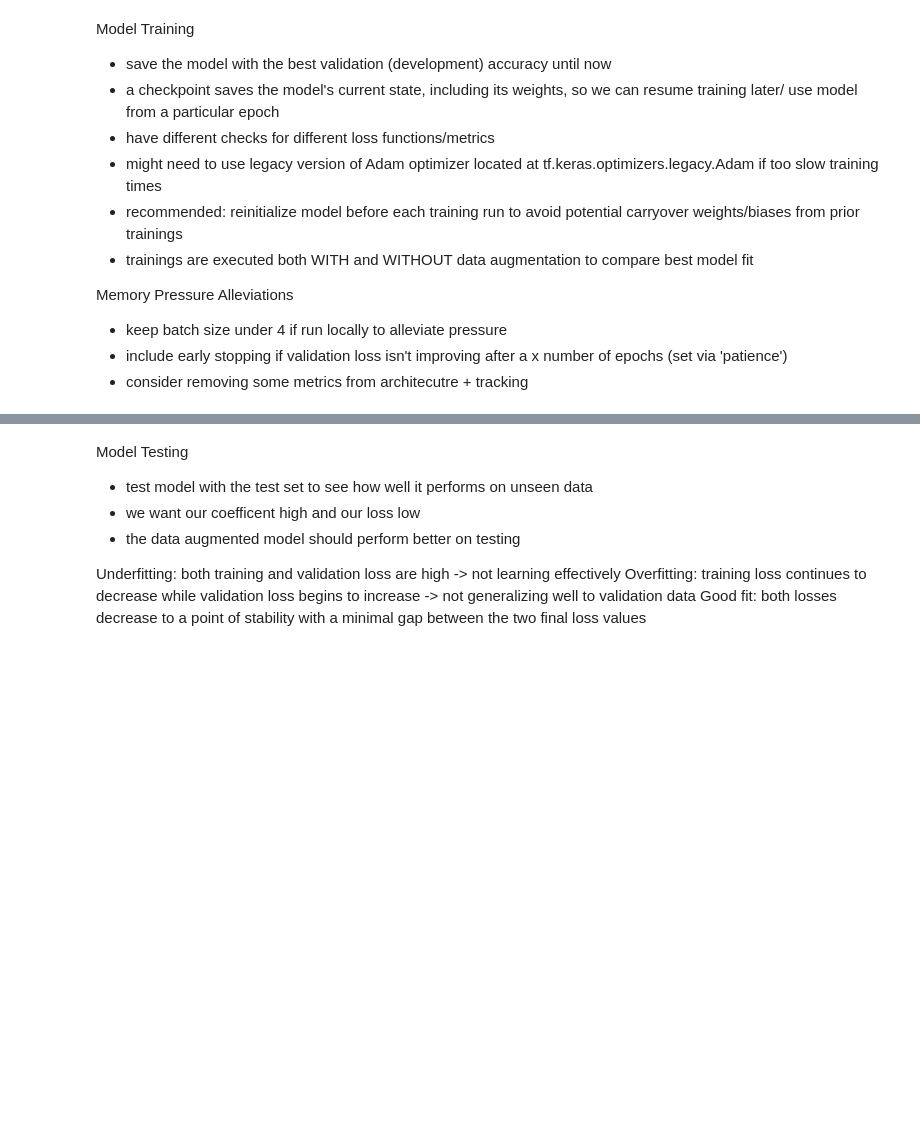
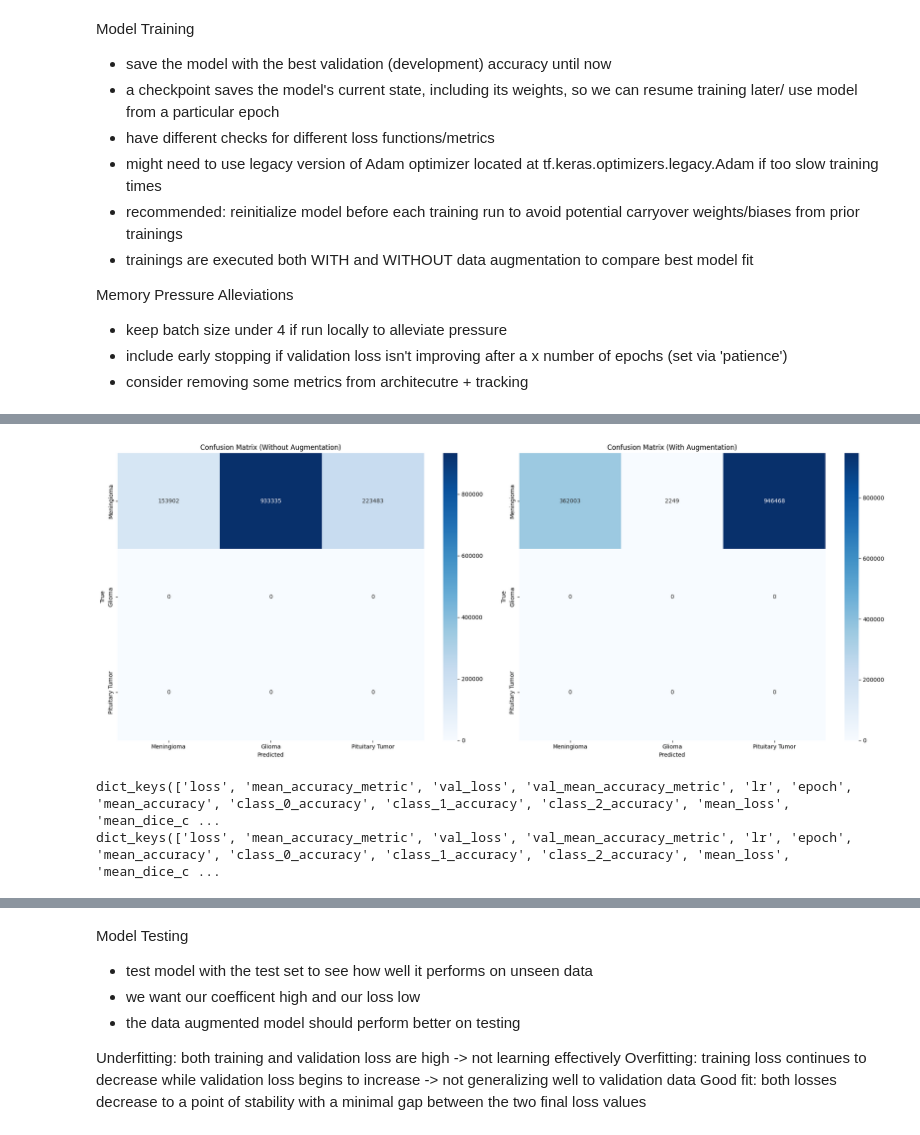
Before and after one commit to eliznemeti/Brain-Tumor-Segmentation, a Jupyter notebook: model_notebooks/UNET_latest_vers.ipynb, the cells around one changed output, grey strips where cells are left out. Saved outputs shown, nothing was run; the diff lists cells and outputs as text; code cells hidden in the pictures; blank space fills up the shorter version.

```diff
--- a/model_notebooks/UNET_latest_vers.ipynb
+++ b/model_notebooks/UNET_latest_vers.ipynb
@@ -808,0 +1279,38 @@ plt.show()
+# %%
+# get predictions for CM
+def get_predictions(model, images):
+    preds = model.predict(images)
+    preds_classes = np.argmax(preds, axis=-1)
+    return preds_classes
+
+def get_true_classes(masks):
+    return np.argmax(masks, axis=-1)
+
+def plot_confusion_matrices(true_classes, pred_classes_no_aug, pred_classes_aug, class_names):
+    cm_no_aug = confusion_matrix(true_classes.flatten(), pred_classes_no_aug.flatten())
+    cm_aug = confusion_matrix(true_classes.flatten(), pred_classes_aug.flatten())
+
+    fig, axes = plt.subplots(1, 2, figsize=(20, 8))
+
+    sns.heatmap(cm_no_aug, annot=True, fmt='d', cmap='Blues', xticklabels=class_names, yticklabels=class_names, ax=axes[0])
+    axes[0].set_xlabel('Predicted')
+    axes[0].set_ylabel('True')
+    axes[0].set_title('Confusion Matrix (Without Augmentation)')
+
+    sns.heatmap(cm_aug, annot=True, fmt='d', cmap='Blues', xticklabels=class_names, yticklabels=class_names, ax=axes[1])
+    axes[1].set_xlabel('Predicted')
+    axes[1].set_ylabel('True')
+    axes[1].set_title('Confusion Matrix (With Augmentation)')
+
+    plt.tight_layout()
+    plt.show()
+
+class_names = ['Meningioma', 'Glioma', 'Pituitary Tumor']
+
+# grab true and predicted classes for validation set
+true_classes = get_true_classes(masks_val)
+pred_classes_no_aug = get_predictions(model_without_aug, images_val)
+pred_classes_aug = get_predictions(model_with_aug, images_val)
+
+plot_confusion_matrices(true_classes, pred_classes_no_aug, pred_classes_aug, class_names)
+# %% [output]
@@ -808,0 +1319,8 @@ plt.show()
+[figure, added]
+# %%
+# DEBUG tool
+print(history_without_aug.history.keys())
+print(history_with_aug.history.keys())
+# %% [output]
+dict_keys(['loss', 'mean_accuracy_metric', 'val_loss', 'val_mean_accuracy_metric', 'lr', 'epoch', 'mean_accuracy', 'class_0_accuracy', 'class_1_accuracy', 'class_2_accuracy', 'mean_loss', 'mean_dice_c ...
+dict_keys(['loss', 'mean_accuracy_metric', 'val_loss', 'val_mean_accuracy_metric', 'lr', 'epoch', 'mean_accuracy', 'class_0_accuracy', 'class_1_accuracy', 'class_2_accuracy', 'mean_loss', 'mean_dice_c ...
```
Also changed, not shown: parts of 44 cells of this notebook, 2 other files.
